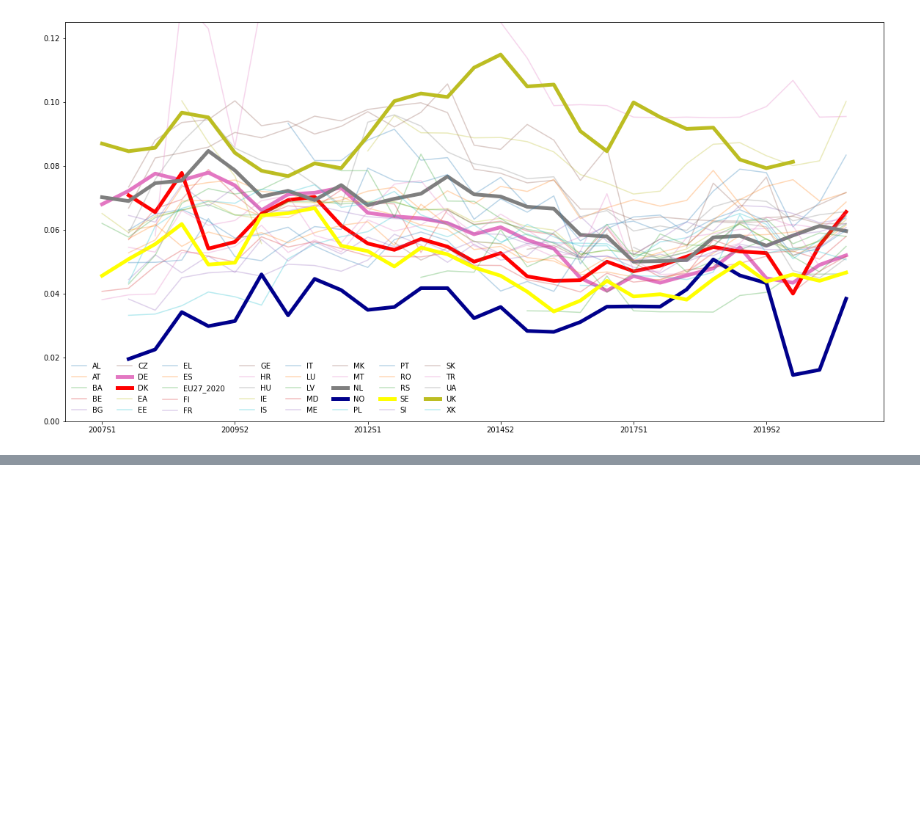
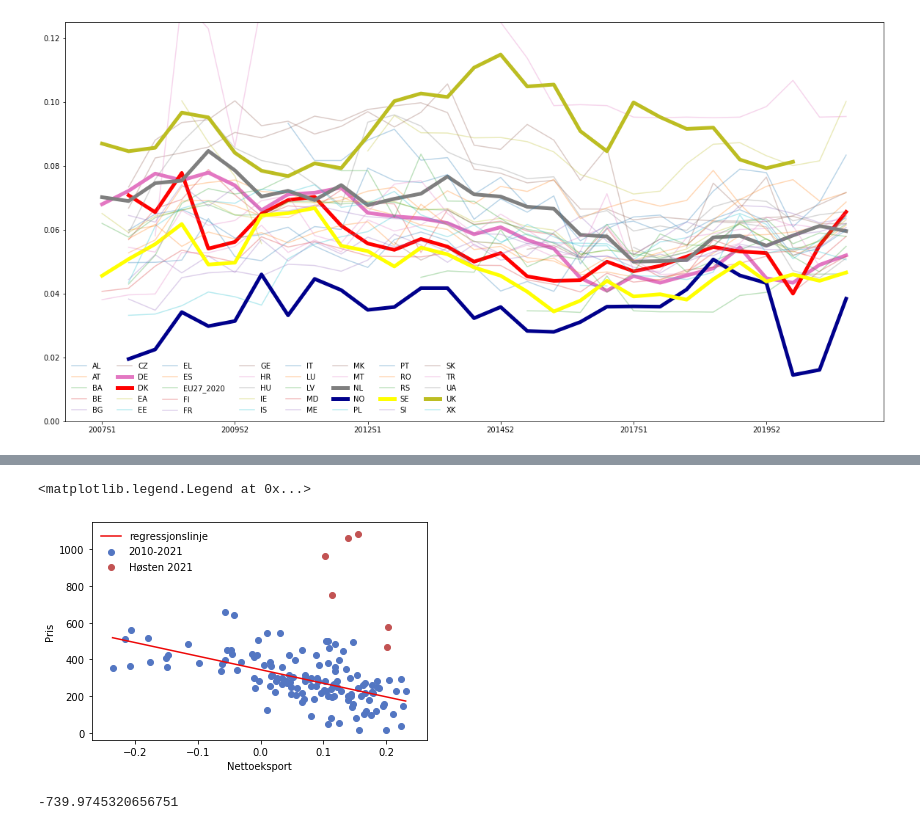
Before and after one commit to espensirnes/public, a Jupyter notebook: el.ipynb, the cells around one changed output, grey strips where cells are left out. Saved outputs shown, nothing was run; the diff lists cells and outputs as text; code cells hidden in the pictures; blank space fills up the shorter version.

```diff
--- a/el.ipynb
+++ b/el.ipynb
@@ -53,0 +58,4 @@ ax.legend(loc='lower left',frameon=False,ncol=8)
+# %%
+import pandas as pd
+data = pd.read_csv("kraft pris-prod.csv", sep=';')
+data
@@ -53,0 +76,10 @@ ax.legend(loc='lower left',frameon=False,ncol=8)
+# %%
+from statsmodels.regression.linear_model import OLS
+preF2021=data['Dato']<'2021-06-01'
+data['Nettoeksport %'] = (data['Eksport']-data['Import'])/data['Total kraftproduksjon']
+y=pd.DataFrame(data['Nettoeksport %'])
+y['Intercept']=1
+
+res=OLS(data['Pris'][preF2021],y[preF2021]).fit()
+
+print(res.summary())
@@ -53,0 +104,31 @@ ax.legend(loc='lower left',frameon=False,ncol=8)
+# %%
+import numpy as np
+from matplotlib import pyplot as plt
+
+
+
+
+fig,ax=plt.subplots()
+
+
+ax.set_ylabel('Pris')
+ax.set_xlabel('Nettoeksport')
+
+
+
+ax.scatter(data['Nettoeksport %'][preF2021], data['Pris'][preF2021],               label='2010-2021',    color='#5376c2')
+ax.scatter(data['Nettoeksport %'][preF2021==False], data['Pris'][preF2021==False], label='Høsten 2021',    color='#c25353')
+
+x=np.linspace(min(data['Nettoeksport %']),max(data['Nettoeksport %']),100)
+
+ax.plot(x,res.params[1]+res.params[0]*x , label='regressjonslinje',    color='#ed0909')
+
+#5. adding legend in the upper left corner:
+ax.legend(loc='upper left',frameon=False)
+# %% [output]
+<matplotlib.legend.Legend at 0x...>
+[figure, added]
+# %%
+res.params[0]
+# %% [output]
+-739.9745320656751
```
Also changed, not shown: parts of 4 cells of this notebook, 1 other file.
